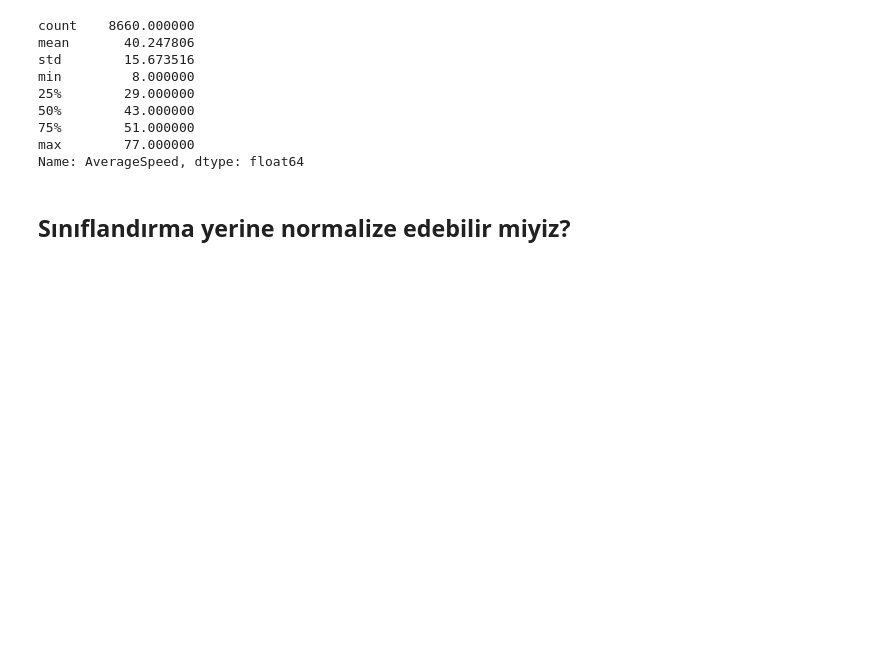
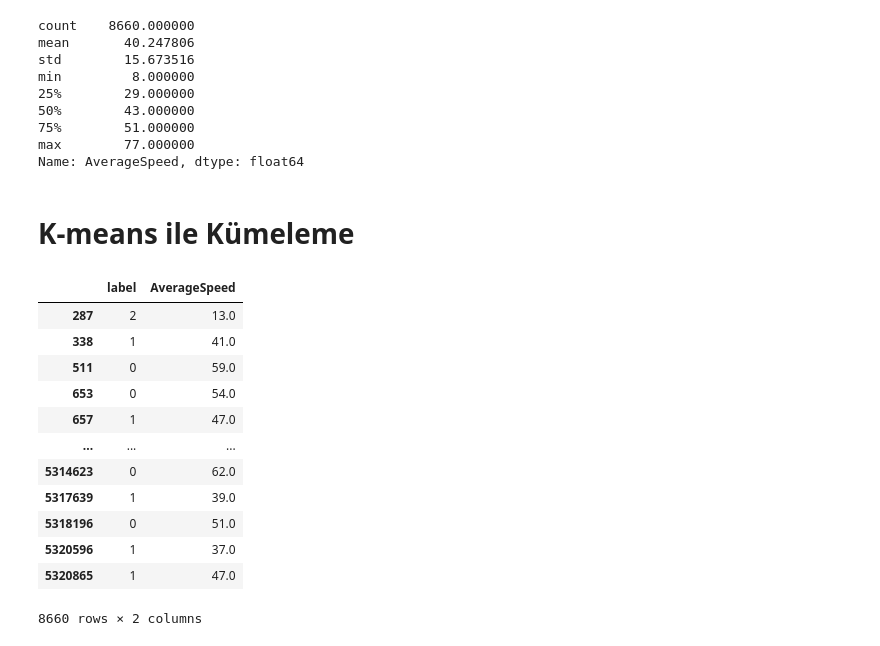
Before and after one commit to mdurmuss/data-engineering-final-project, a Jupyter notebook: main.ipynb, the cells around one changed output. Saved outputs shown, nothing was run; the diff lists cells and outputs as text; code cells hidden in the pictures; blank space fills up the shorter version.

Commit message:
k-means part is added.

```diff
--- a/main.ipynb
+++ b/main.ipynb
@@ -312,5 +312,26 @@ min         8.000000
 75%        51.000000
 max        77.000000
 Name: AverageSpeed, dtype: float64
-# %% [markdown]
-## Sınıflandırma yerine normalize edebilir miyiz?
+# %% [markdown]
+# K-means ile Kümeleme
+# %%
+from sklearn.cluster import KMeans
+km = KMeans(n_clusters=3)
+# %%
+df['label'] = km.fit_predict(df[['AverageSpeed']])
+# %%
+df[['label', 'AverageSpeed']]
+# %% [output]
+|  | label | AverageSpeed |
+| 287 | 2 | 13.0 |
+| 338 | 1 | 41.0 |
+| 511 | 0 | 59.0 |
+| 653 | 0 | 54.0 |
+| 657 | 1 | 47.0 |
+| ... | ... | ... |
+| 5314623 | 0 | 62.0 |
+| 5317639 | 1 | 39.0 |
+| 5318196 | 0 | 51.0 |
+| 5320596 | 1 | 37.0 |
+| 5320865 | 1 | 47.0 |
+8660 rows × 2 columns
```
Also changed, not shown: parts of 4 cells of this notebook.
